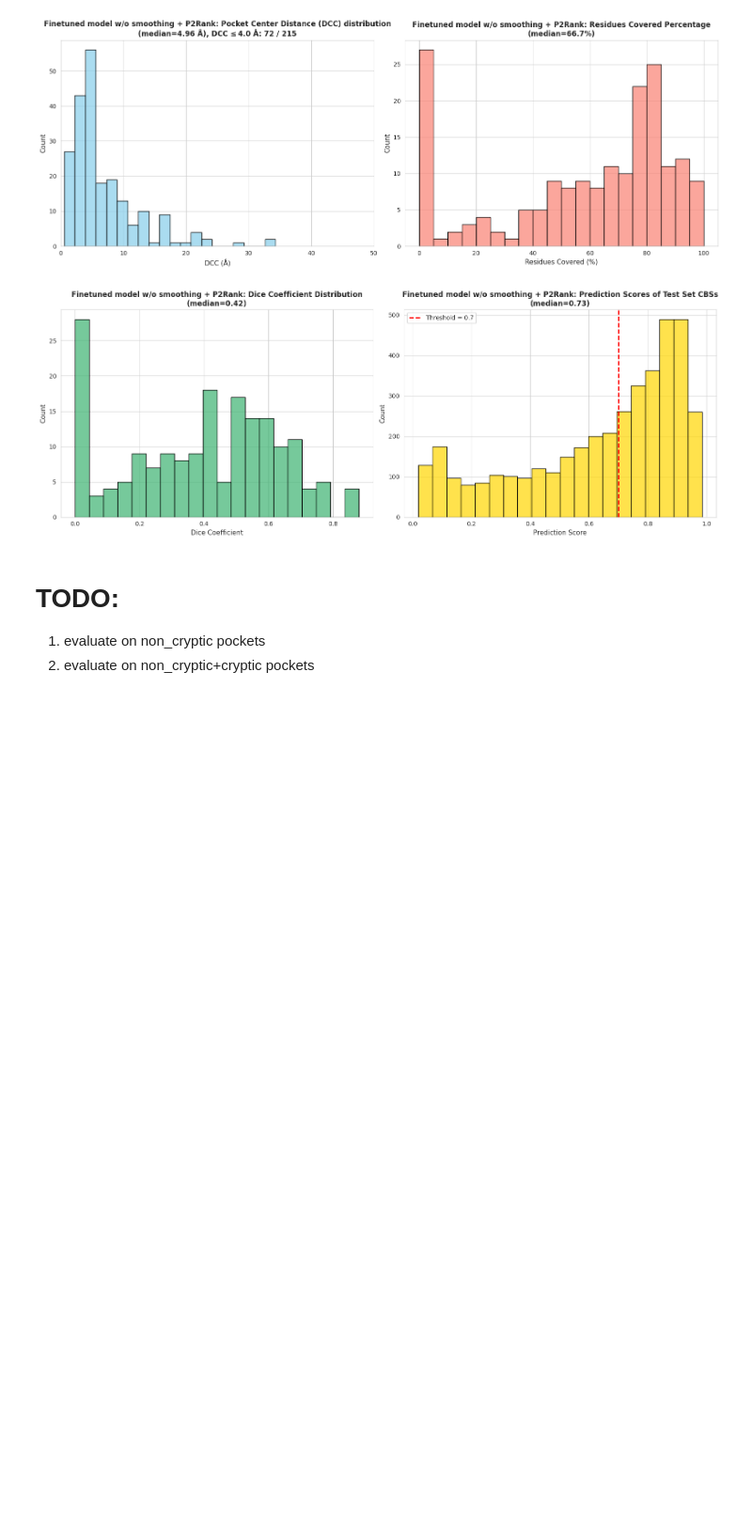
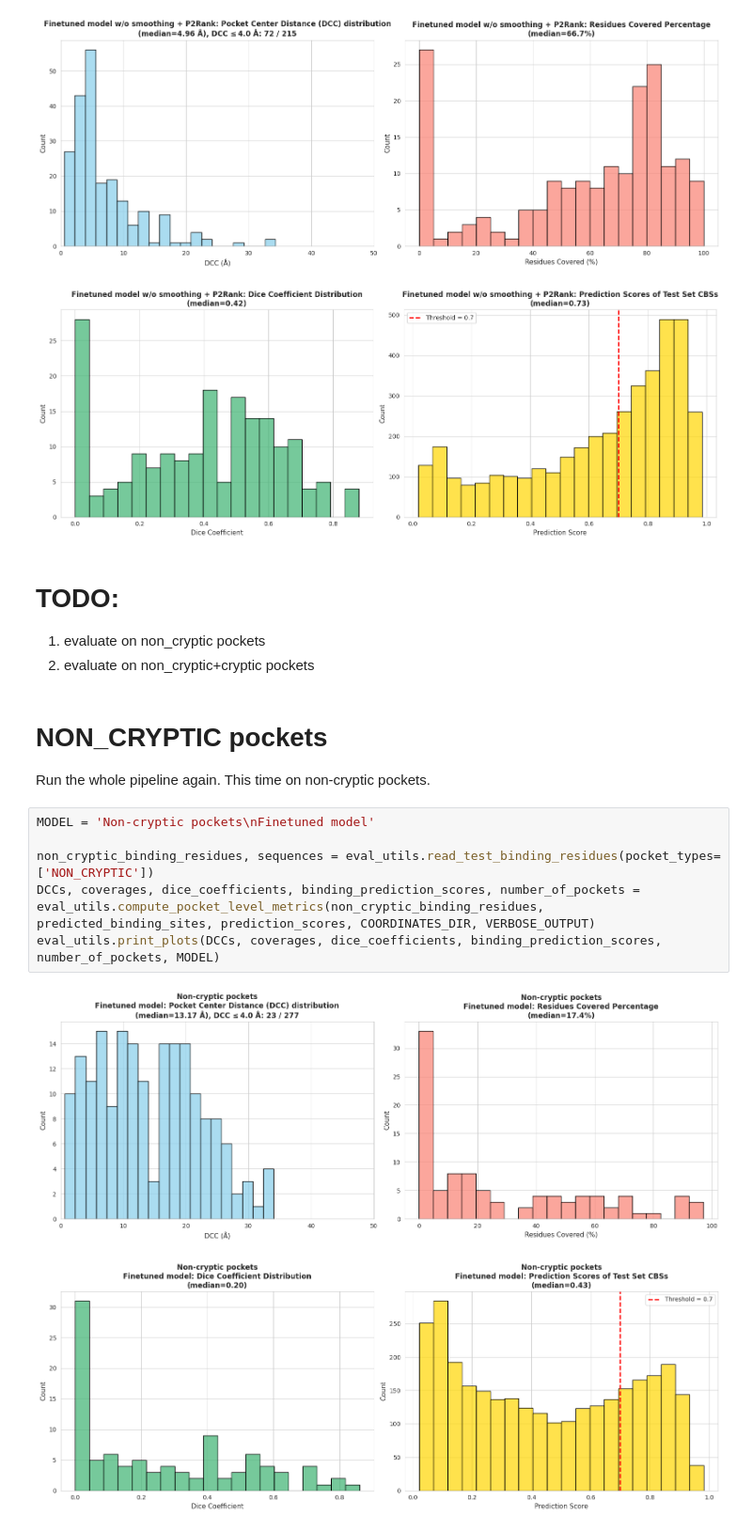
Before and after one commit to skrhakv/seq2pocket, a Jupyter notebook: src/B-evaluate-cryptoshow/pocket-level-evaluation.ipynb, the cells around one changed output. Shown at 94% size. Cells and saved outputs as stored; diff of their text form; blank space fills up the shorter version.

Commit message:
evaluate finetuned model on non-cryptic pockets

```diff
--- a/src/B-evaluate-cryptoshow/pocket-level-evaluation.ipynb
+++ b/src/B-evaluate-cryptoshow/pocket-level-evaluation.ipynb
@@ -539,3 +552,15 @@ eval_utils.print_plots(DCCs, coverages, dice_coefficients, binding_prediction_sc
 # TODO:
 1. evaluate on non_cryptic pockets
 2. evaluate on non_cryptic+cryptic pockets
+# %% [markdown]
+# NON_CRYPTIC pockets
+Run the whole pipeline again. This time on non-cryptic pockets.
+# %%
+MODEL = 'Non-cryptic pockets\nFinetuned model'
+
+non_cryptic_binding_residues, sequences = eval_utils.read_test_binding_residues(pocket_types=['NON_CRYPTIC'])
+DCCs, coverages, dice_coefficients, binding_prediction_scores, number_of_pockets = eval_utils.compute_pocket_level_metrics(non_cryptic_binding_residues, predicted_binding_sites, prediction_scores, COORDINATES_DIR, VERBOSE_OUTPUT)
+eval_utils.print_plots(DCCs, coverages, dice_coefficients, binding_prediction_scores, number_of_pockets, MODEL)
+# %% [output]
+[figure, added]
+[figure, added]
```
Also changed, not shown: parts of 2 cells of this notebook.
